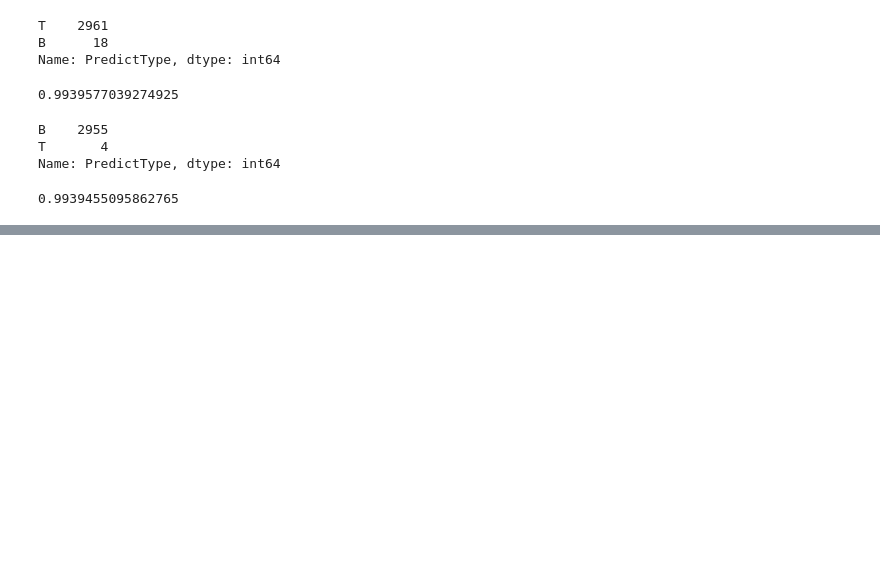
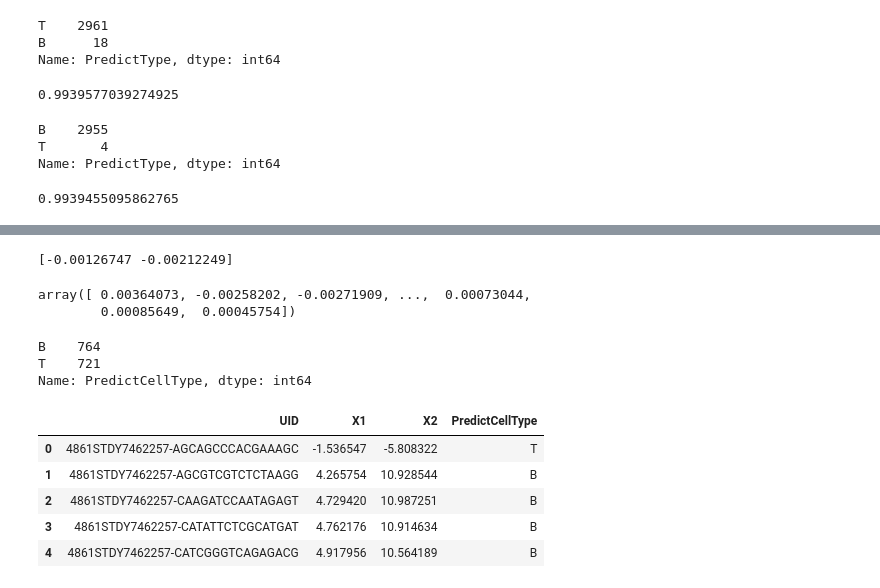
Before and after one commit to Nu2-Cracker/CellDataAnalysis, a Jupyter notebook: works/Fisher.ipynb, the cells around one changed output, grey strips where cells are left out. Saved outputs shown, nothing was run; the diff lists cells and outputs as text; code cells hidden in the pictures; blank space fills up the shorter version.

```diff
--- a/works/Fisher.ipynb
+++ b/works/Fisher.ipynb
@@ -320,0 +334,4 @@ B細胞クラスター間の距離の平均:  0.20210896348317334
+# %%
+print(w)
+# %% [output]
+[-0.00126747 -0.00212249]
@@ -320,0 +345,5 @@ B細胞クラスター間の距離の平均:  0.20210896348317334
+# %%
+s
+# %% [output]
+array([ 0.00364073, -0.00258202, -0.00271909, ...,  0.00073044,
+        0.00085649,  0.00045754])
@@ -320,0 +360,6 @@ B細胞クラスター間の距離の平均:  0.20210896348317334
+# %%
+df_target["PredictCellType"].value_counts()
+# %% [output]
+B    764
+T    721
+Name: PredictCellType, dtype: int64
@@ -320,0 +372,9 @@ B細胞クラスター間の距離の平均:  0.20210896348317334
+# %%
+df.head()
+# %% [output]
+|  | UID | X1 | X2 | PredictCellType |
+| 0 | 4861STDY7462257-AGCAGCCCACGAAAGC | -1.536547 | -5.808322 | T |
+| 1 | 4861STDY7462257-AGCGTCGTCTCTAAGG | 4.265754 | 10.928544 | B |
+| 2 | 4861STDY7462257-CAAGATCCAATAGAGT | 4.729420 | 10.987251 | B |
+| 3 | 4861STDY7462257-CATATTCTCGCATGAT | 4.762176 | 10.914634 | B |
+| 4 | 4861STDY7462257-CATCGGGTCAGAGACG | 4.917956 | 10.564189 | B |
```
Also changed, not shown: parts of 18 cells of this notebook, 2 other files.
